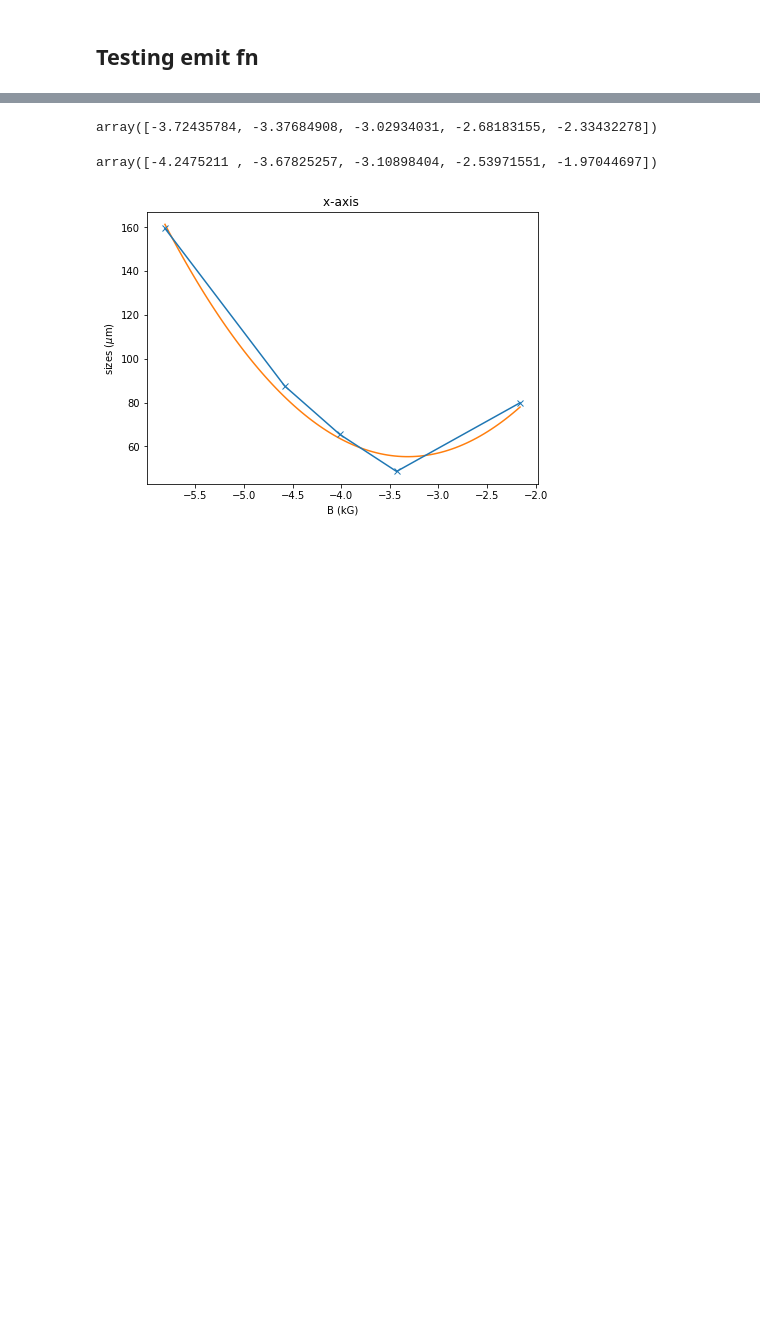
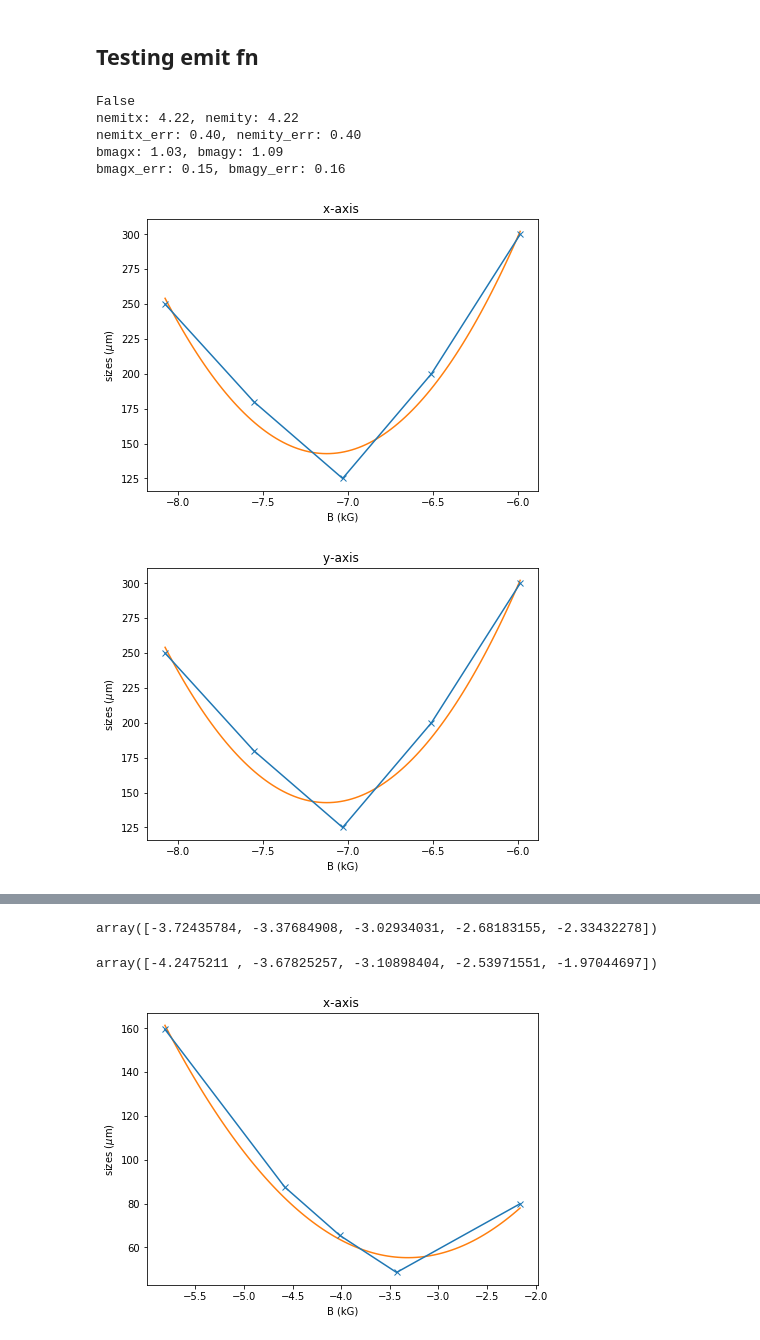
Before and after one commit to slaclab/lcls_emit, a Jupyter notebook: test_emit.ipynb, the cells around one changed output, grey strips where cells are left out. Drawn from its saved outputs; the diff is of its cells as text; code cells hidden in the pictures; blank space fills up the shorter version.

```diff
--- a/test_emit.ipynb
+++ b/test_emit.ipynb
@@ -6,5 +12,21 @@ did not import epics
 # %% [markdown]
 ## Testing emit fn
+# %%
+quad_list = [-7.75, -7.25, -6.75, -6.25,  -5.75]
+#xrms = [300*10**-6, 300*10**-6, 6.55396626e-05,201*100*-6, 7.99284069e-05]
+yrms =[250*10**-6, 180*10**-6, 125*10**-6, 200*10**-6, 300*10**-6]
+xrms_err = np.array([0, 0, 0,0,0,0])
+yrms_err = np.array([0, 0, 0,0,0,0])
+energy =0.120
+emittance = get_normemit(energy, quad_list, quad_list, yrms, yrms, adapt_ranges=False, num_points=len(quad_list), show_plots=True)
+# %% [output]
+False
+nemitx: 4.22, nemity: 4.22
+nemitx_err: 0.40, nemity_err: 0.40
+bmagx: 1.03, bmagy: 1.09
+bmagx_err: 0.15, bmagy_err: 0.16
+[figure, added]
+[figure, added]
 # %%
 quad_list = [-5.38210006, -4.24154984, -3.71824052, -3.17573903, -1.99949716]
 xrms = [1.59568569e-04, 8.75908038e-05, 6.55396626e-05, 4.85704395e-05, 7.99284069e-05]
```
Also changed, not shown: parts of 4 cells of this notebook, 16 other files.
